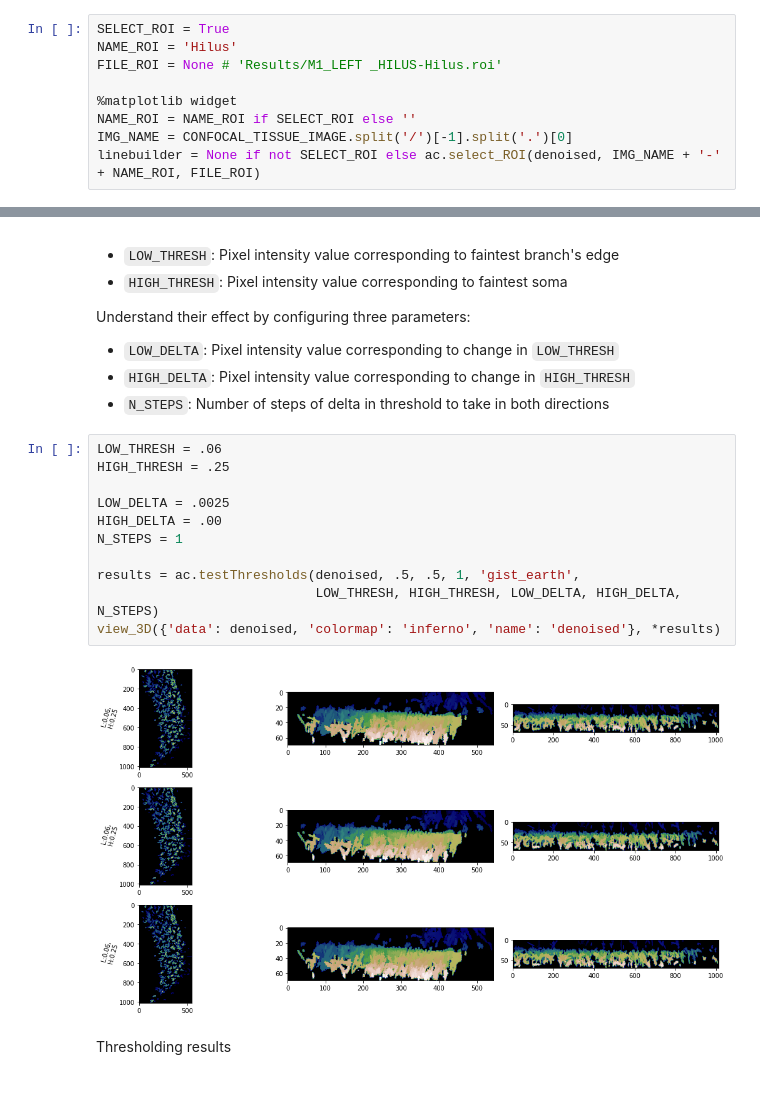
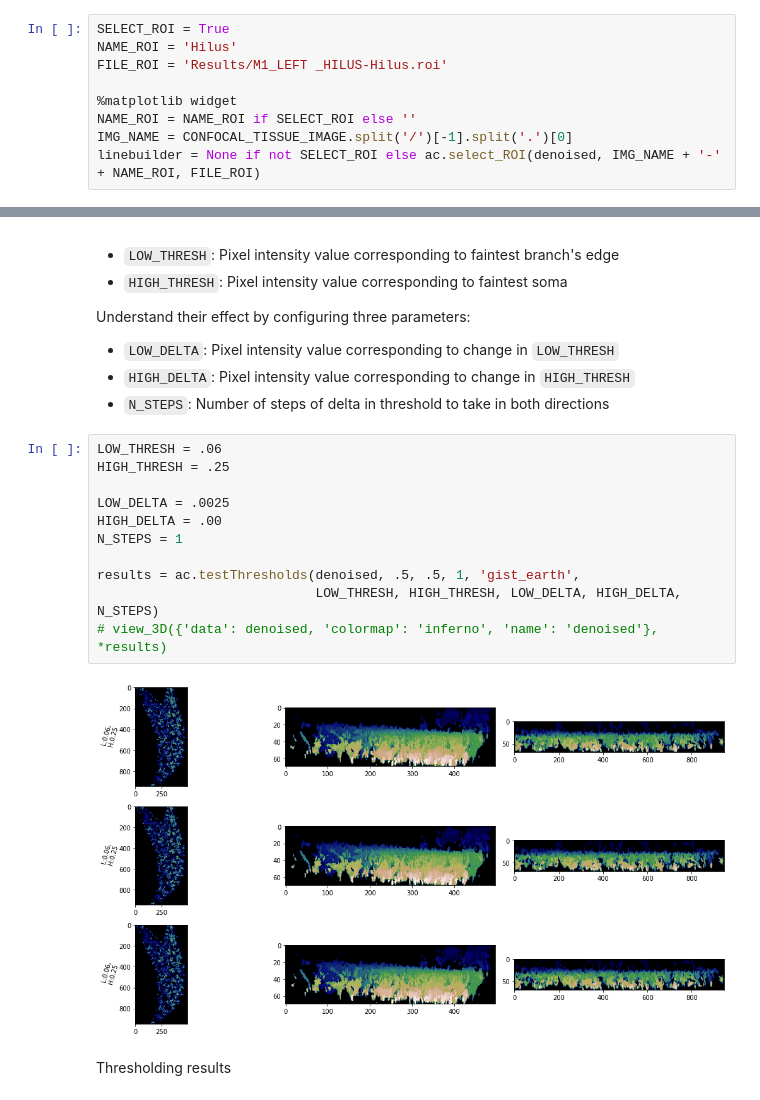
Before and after one commit to swanandlab/SMorph, a Jupyter notebook: autocrop.ipynb, the cells around one changed output, grey strips where cells are left out. Saved outputs shown, nothing was run; the diff lists cells and outputs as text.

```diff
--- a/autocrop.ipynb
+++ b/autocrop.ipynb
@@ -51,7 +51,7 @@ Set two variables:
 # %%
 SELECT_ROI = True
 NAME_ROI = 'Hilus'
-FILE_ROI = None # 'Results/M1_LEFT _HILUS-Hilus.roi'
+FILE_ROI = 'Results/M1_LEFT _HILUS-Hilus.roi'
 
 %matplotlib widget
 NAME_ROI = NAME_ROI if SELECT_ROI else ''
@@ -82,16 +80,16 @@ Understand their effect by configuring three parameters:
 # %%
 LOW_THRESH = .06
 HIGH_THRESH = .25
 
 LOW_DELTA = .0025
 HIGH_DELTA = .00
 N_STEPS = 1
 
 results = ac.testThresholds(denoised, .5, .5, 1, 'gist_earth',
                             LOW_THRESH, HIGH_THRESH, LOW_DELTA, HIGH_DELTA, N_STEPS)
-view_3D({'data': denoised, 'colormap': 'inferno', 'name': 'denoised'}, *results)
+# view_3D({'data': denoised, 'colormap': 'inferno', 'name': 'denoised'}, *results)
 # %% [output]
-[figure, old version]
+[figure, new version]
 # %% [markdown]
 Thresholding results
 # %%
```
Also changed, not shown: parts of 9 cells of this notebook, 3 other files.
